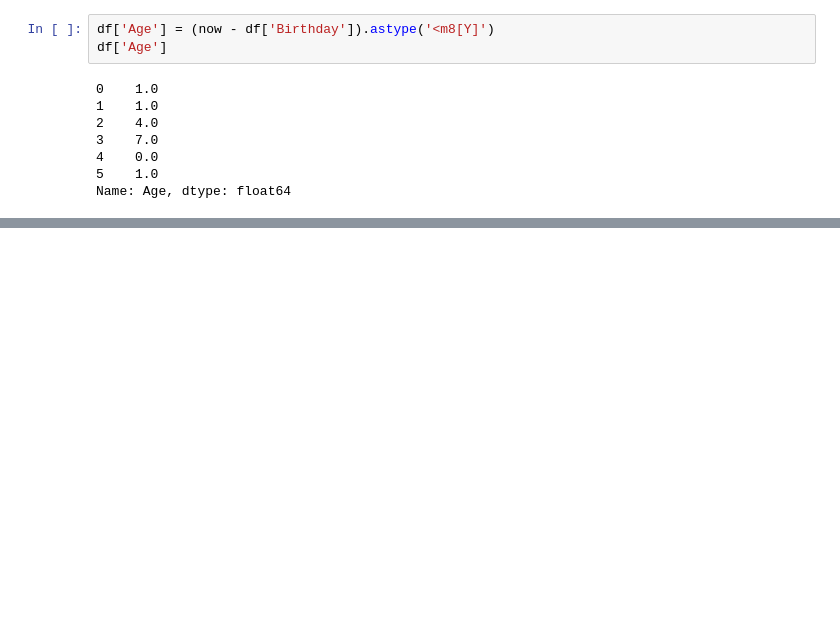
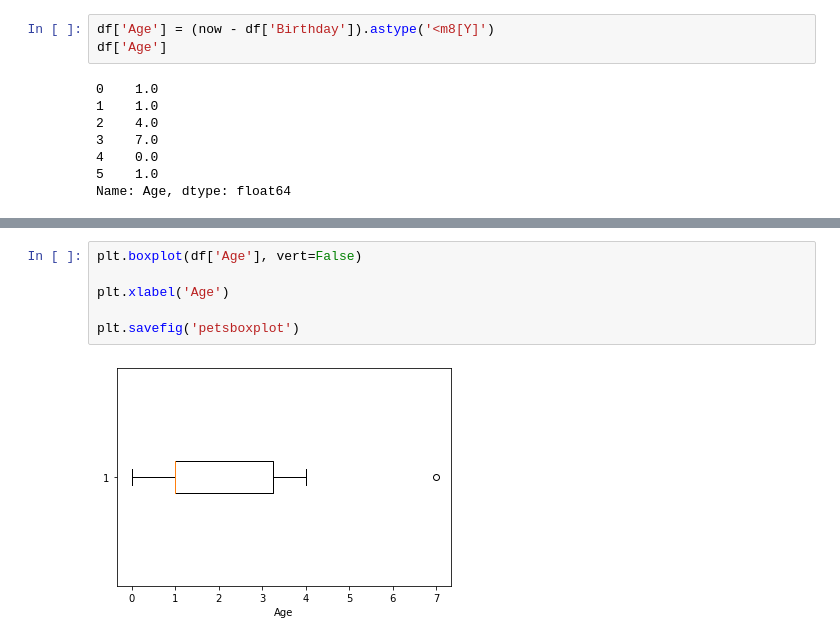
Before and after one commit to MarcBernstein0/raizel-practice-questions, a Jupyter notebook: notebook/family_pets.ipynb, the cells around one changed output, grey strips where cells are left out. Cells and saved outputs as stored; diff of their text form; blank space fills up the shorter version.

```diff
--- a/notebook/family_pets.ipynb
+++ b/notebook/family_pets.ipynb
@@ -55 +57,9 @@ plt.savefig('cousinsPetsHistogram')
 <Figure size 432x288 with 0 Axes>
+# %%
+plt.boxplot(df['Age'], vert=False)
+
+plt.xlabel('Age')
+
+plt.savefig('petsboxplot')
+# %% [output]
+[figure, added]
```
Also changed, not shown: parts of 1 cell of this notebook, 1 other file.
